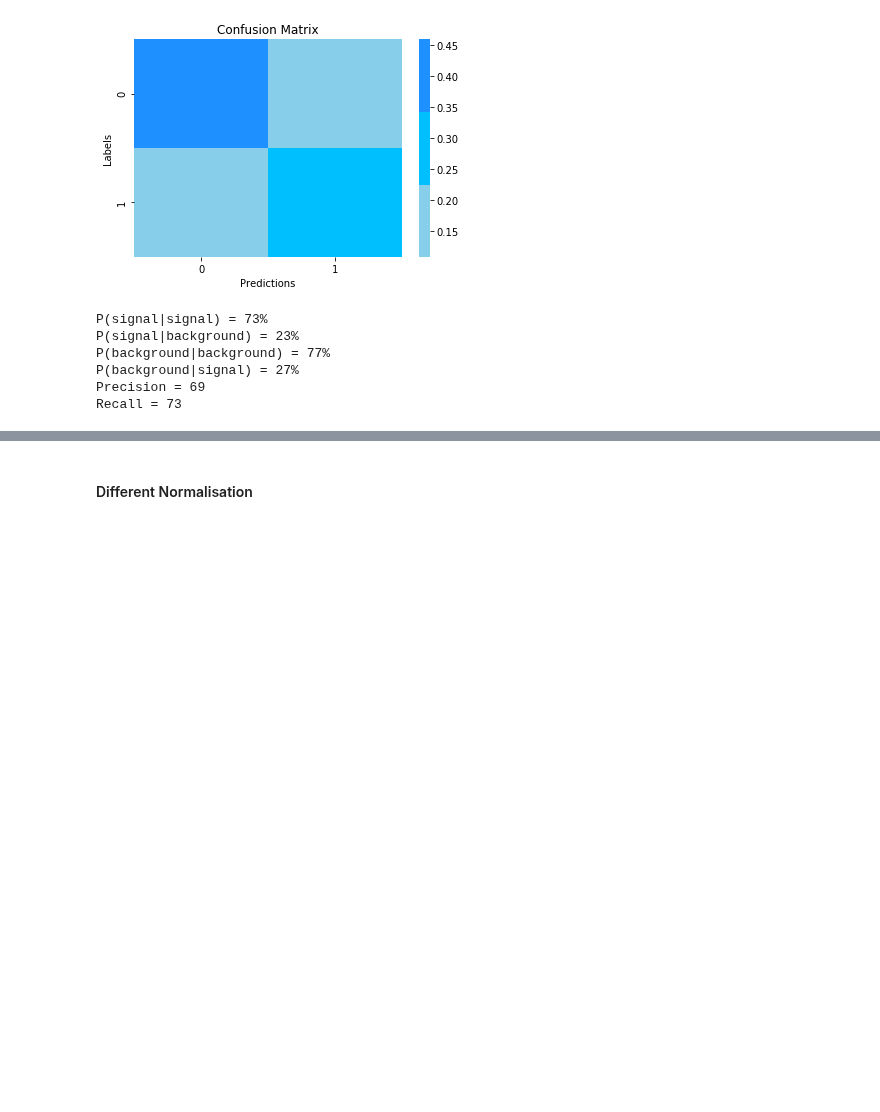
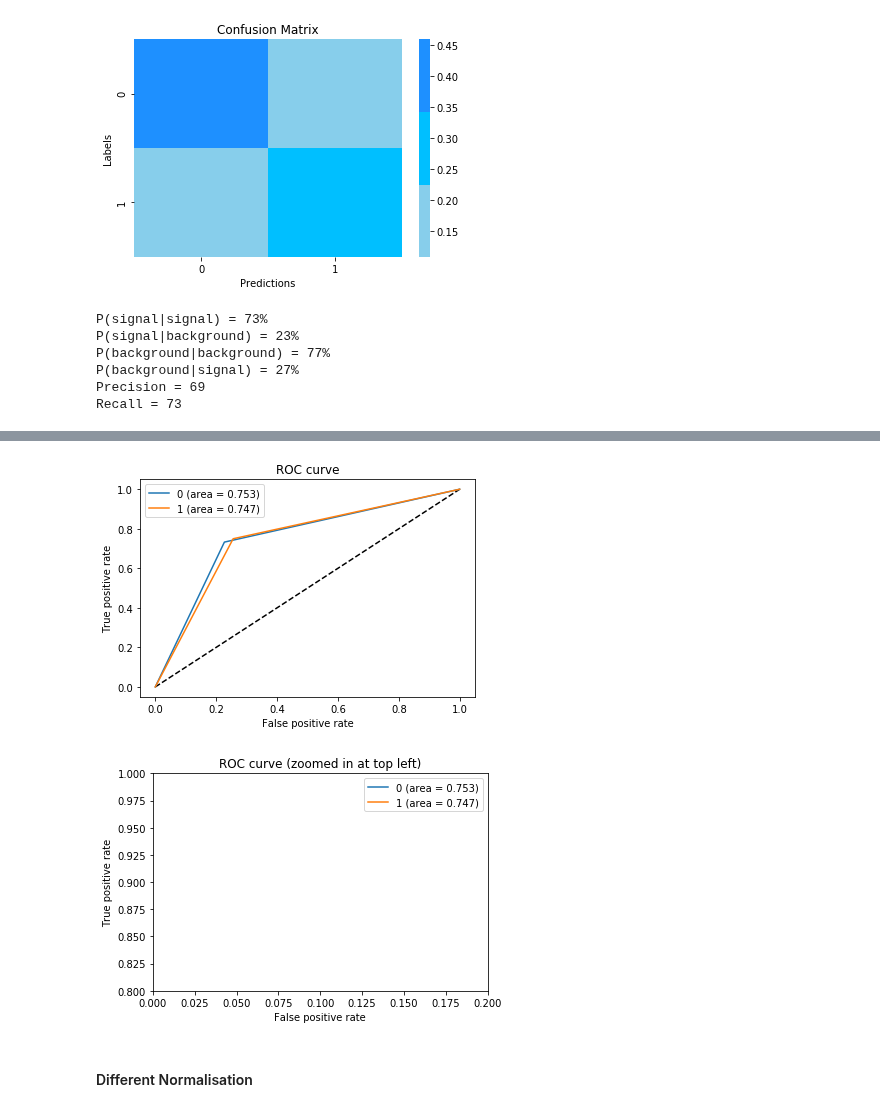
Before and after one commit to johngeorgousis/jet-classifier, a Jupyter notebook: MAIN.ipynb, the cells around one changed output, grey strips where cells are left out. Cells and saved outputs as stored; diff of their text form; code cells hidden in the pictures; blank space fills up the shorter version.

Commit message:
feat: implement ROC curve

```diff
--- a/MAIN.ipynb
+++ b/MAIN.ipynb
@@ -518,7 +520,8 @@ labels_batch = []
 for batch, labels in test_batches.take(num_of_batches_test):
 
     # 64 preds and labels added to list
-    preds_batch = np.array([np.argmax(model.predict(batch)[i]) for i in range(batch_size)])
+    pp = model.predict(batch)
+    preds_batch = np.array([np.argmax(pp[i]) for i in range(len(pp))])
     labels_batch = labels.numpy()
 
     preds_all.append(preds_batch)
@@ -579,3 +640,45 @@ Recall = 73
+# %%
+##########################################################################################################################################################################
+
+
+from sklearn.metrics import roc_curve
+from sklearn.metrics import auc
+
+
+fpr0, tpr0, thresholds = roc_curve(labels0, preds0)
+auc0 = auc(fpr0, tpr0)
+
+fpr1, tpr1, thresholds1 = roc_curve(labels1, preds1)
+auc1 = auc(fpr1, tpr1)
+
+##########################################################################################################################################################################
+
+plt.figure(1)
+plt.plot([0, 1], [0, 1], 'k--')
+plt.plot(fpr0, tpr0, label='0 (area = {:.3f})'.format(auc0))
+plt.plot(fpr1, tpr1, label='1 (area = {:.3f})'.format(auc1))
+plt.xlabel('False positive rate')
+plt.ylabel('True positive rate')
+plt.title('ROC curve')
+plt.legend(loc='best')
+plt.show()
+# Zoom in view of the upper left corner.
+plt.figure(2)
+plt.xlim(0, 0.2)
+plt.ylim(0.8, 1)
+plt.plot([0, 1], [0, 1], 'k--')
+plt.plot(fpr0, tpr0, label='0 (area = {:.3f})'.format(auc0))
+plt.plot(fpr1, tpr1, label='1 (area = {:.3f})'.format(auc1))
+plt.xlabel('False positive rate')
+plt.ylabel('True positive rate')
+plt.title('ROC curve (zoomed in at top left)')
+plt.legend(loc='best')
+plt.show()
+
+##########################################################################################################################################################################
+# %% [output]
+[figure, added]
+[figure, added]
 # %%
 # stats = np.around(np.array([pss, psb, pbb, pbs]), decimals=2)
 # stats *= 100
```
Also changed, not shown: parts of 15 cells of this notebook.
